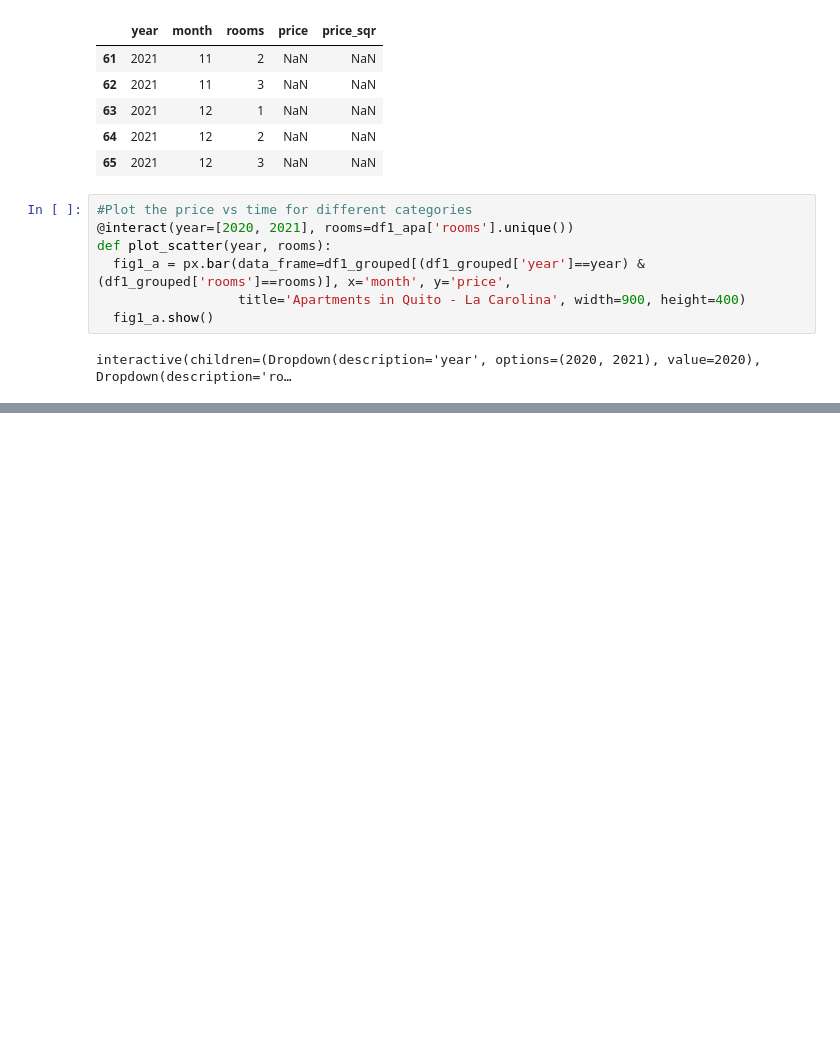
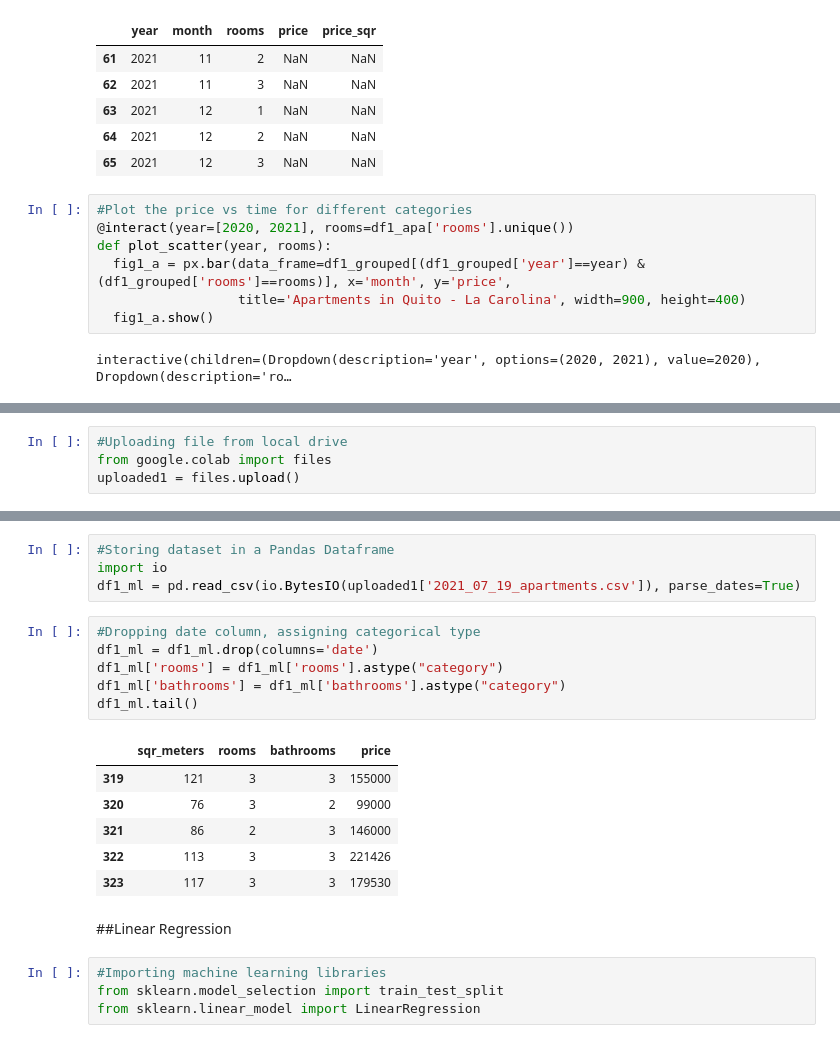
Before and after one commit to gabrielborja/python_data_analysis, a Jupyter notebook: real_state_analytics.ipynb, the cells around one changed output, grey strips where cells are left out. Cells and saved outputs as stored; diff of their text form; blank space fills up the shorter version.

Commit message:
Create Linear Regression model

```diff
--- a/real_state_analytics.ipynb
+++ b/real_state_analytics.ipynb
@@ -376,0 +398,4 @@ interactive(children=(Dropdown(description='year', options=(2020, 2021), value=2
+# %%
+#Uploading file from local drive
+from google.colab import files
+uploaded1 = files.upload()
@@ -376,0 +405,23 @@ interactive(children=(Dropdown(description='year', options=(2020, 2021), value=2
+# %%
+#Storing dataset in a Pandas Dataframe
+import io
+df1_ml = pd.read_csv(io.BytesIO(uploaded1['2021_07_19_apartments.csv']), parse_dates=True)
+# %%
+#Dropping date column, assigning categorical type
+df1_ml = df1_ml.drop(columns='date')
+df1_ml['rooms'] = df1_ml['rooms'].astype("category")
+df1_ml['bathrooms'] = df1_ml['bathrooms'].astype("category")
+df1_ml.tail()
+# %% [output]
+|  | sqr_meters | rooms | bathrooms | price |
+| 319 | 121 | 3 | 3 | 155000 |
+| 320 | 76 | 3 | 2 | 99000 |
+| 321 | 86 | 2 | 3 | 146000 |
+| 322 | 113 | 3 | 3 | 221426 |
+| 323 | 117 | 3 | 3 | 179530 |
+# %% [markdown]
+##Linear Regression
+# %%
+#Importing machine learning libraries
+from sklearn.model_selection import train_test_split
+from sklearn.linear_model import LinearRegression
```
Also changed, not shown: parts of 8 cells of this notebook.
